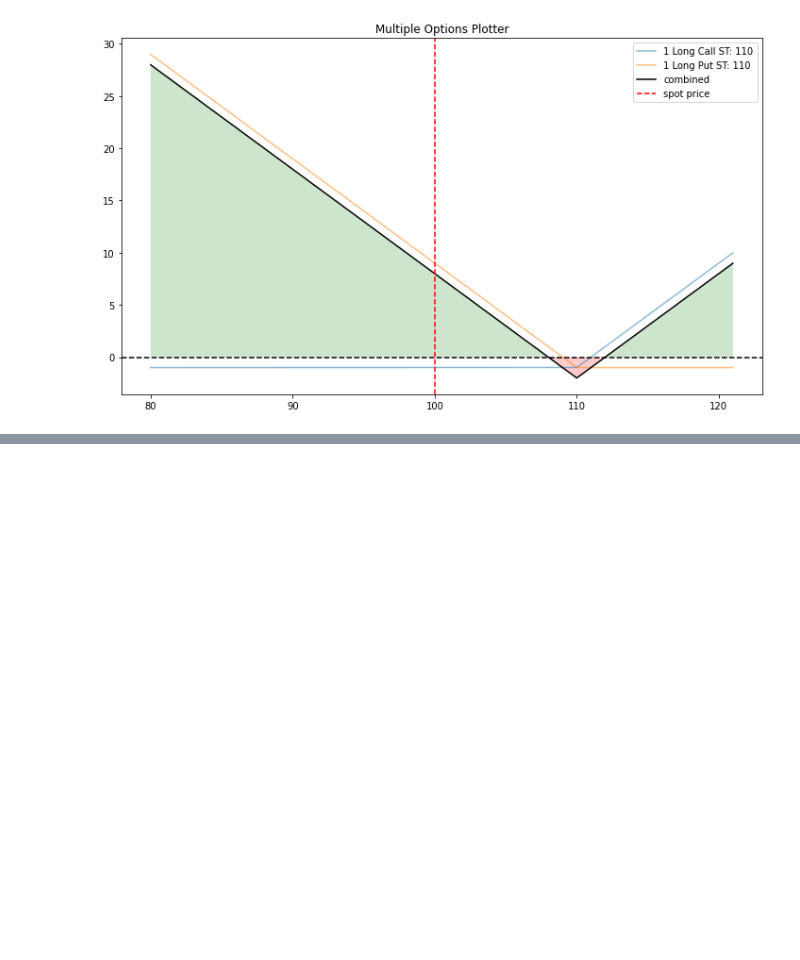
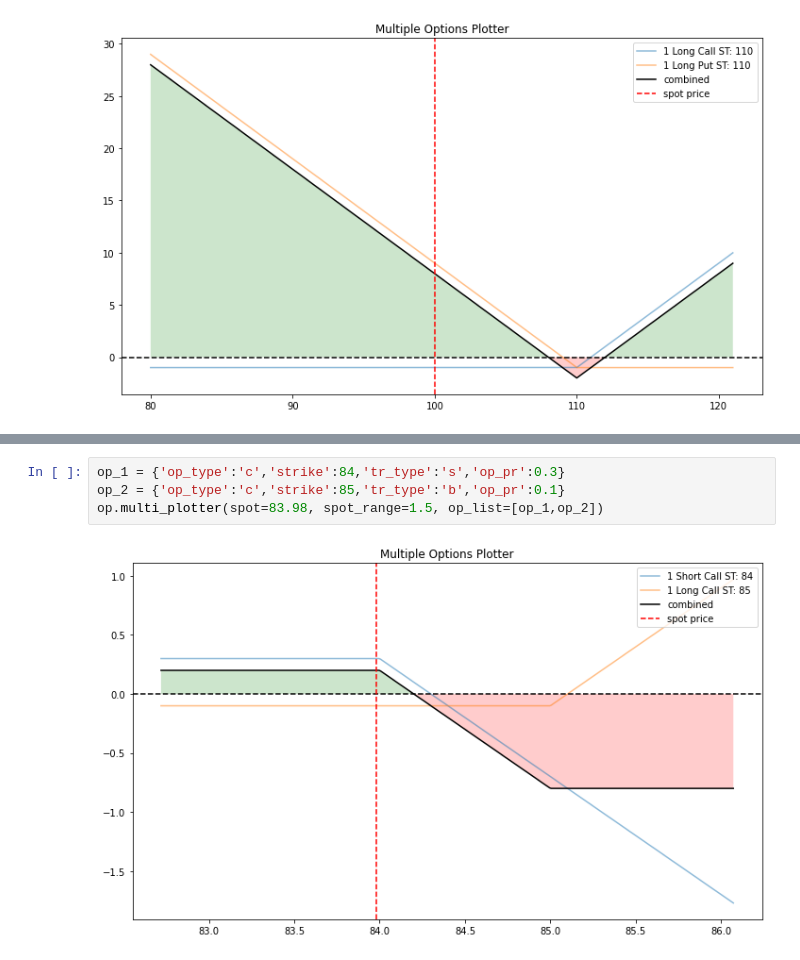
Before and after one commit to krocellx/finance, a Jupyter notebook: option_playbook.ipynb, the cells around one changed output, grey strips where cells are left out. Drawn from its saved outputs; the diff is of its cells as text; blank space fills up the shorter version.

```diff
--- a/option_playbook.ipynb
+++ b/option_playbook.ipynb
@@ -15 +21,7 @@ op.multi_plotter(op_list=[op_1,op_2])
+# %%
+op_1 = {'op_type':'c','strike':84,'tr_type':'s','op_pr':0.3}
+op_2 = {'op_type':'c','strike':85,'tr_type':'b','op_pr':0.1}
+op.multi_plotter(spot=83.98, spot_range=1.5, op_list=[op_1,op_2])
+# %% [output]
+[figure, added]
 # %%
```
Also changed, not shown: parts of 3 cells of this notebook, 1 other file.
